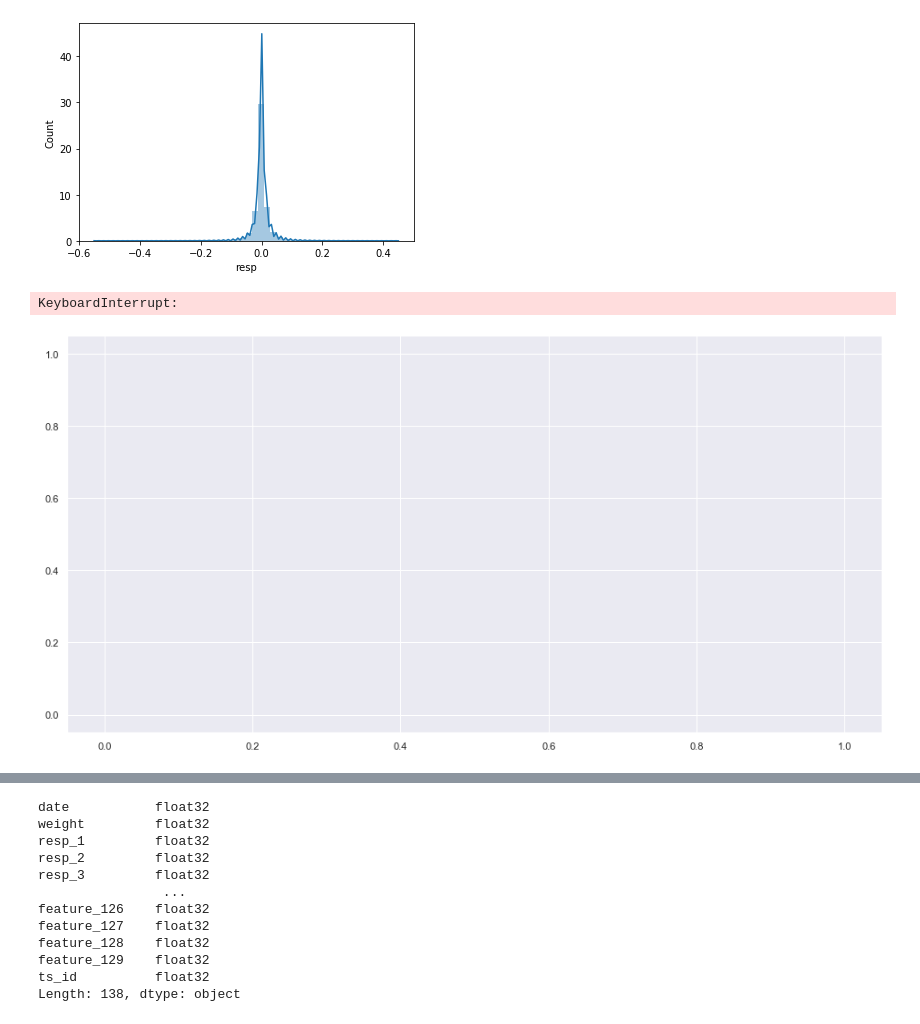
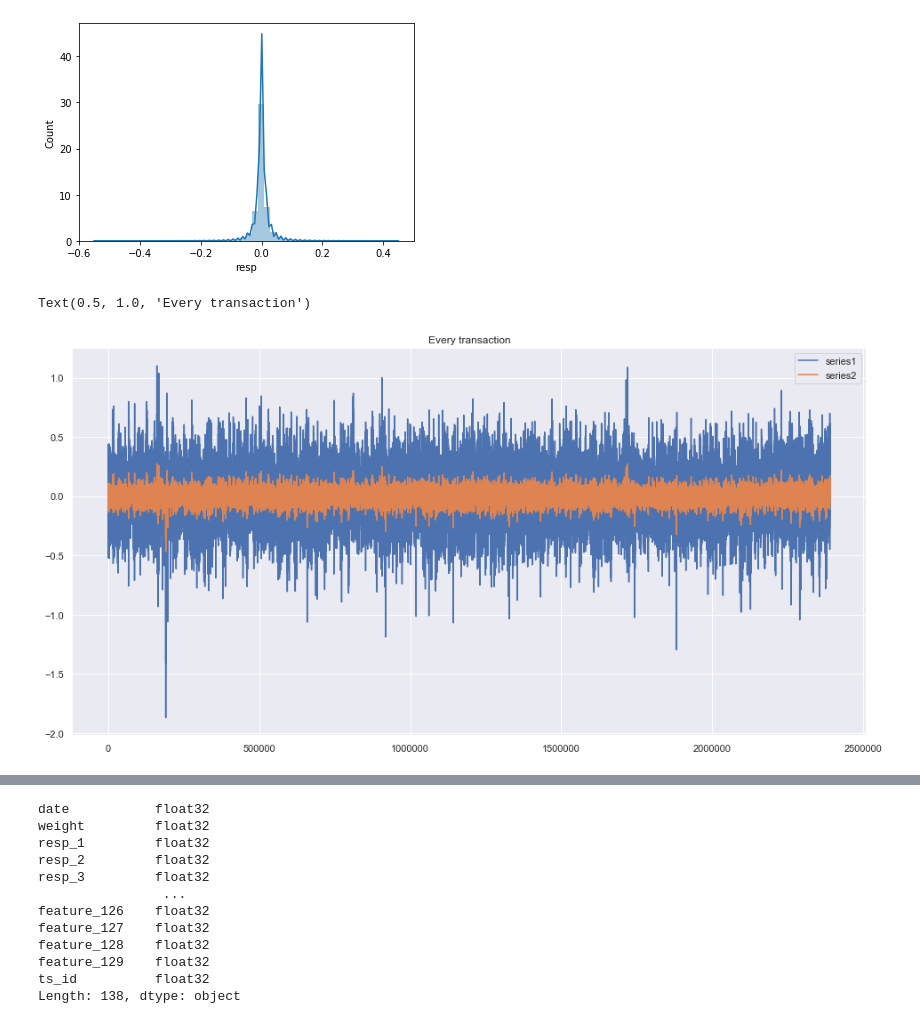
Before and after one commit to rmei97/market_preds, a Jupyter notebook: eda.ipynb, the cells around one changed output, grey strips where cells are left out. Drawn from its saved outputs; the diff is of its cells as text; code cells hidden in the pictures.

Commit message:
response graphs + weight 0 counts

```diff
--- a/eda.ipynb
+++ b/eda.ipynb
@@ -221,8 +221,11 @@ series2 = (data.iloc[:,2] + data.iloc[:,3] + data.iloc[:,4] + data.iloc[:,5])/4
 resp_series = data['resp']
 # %%
 #series are not of averages or sums. plot series
-# %%
-sns.lineplot(series1.index, series1.values)
-# %% [output]
-KeyboardInterrupt:
-[figure, removed]
+# %%
+series1.plot()
+series2.plot()
+plt.legend(['series1','series2','resp_series'])
+plt.title('Every transaction')
+# %% [output]
+Text(0.5, 1.0, 'Every transaction')
+[figure, added]
```
Also changed, not shown: parts of 4 cells of this notebook.
